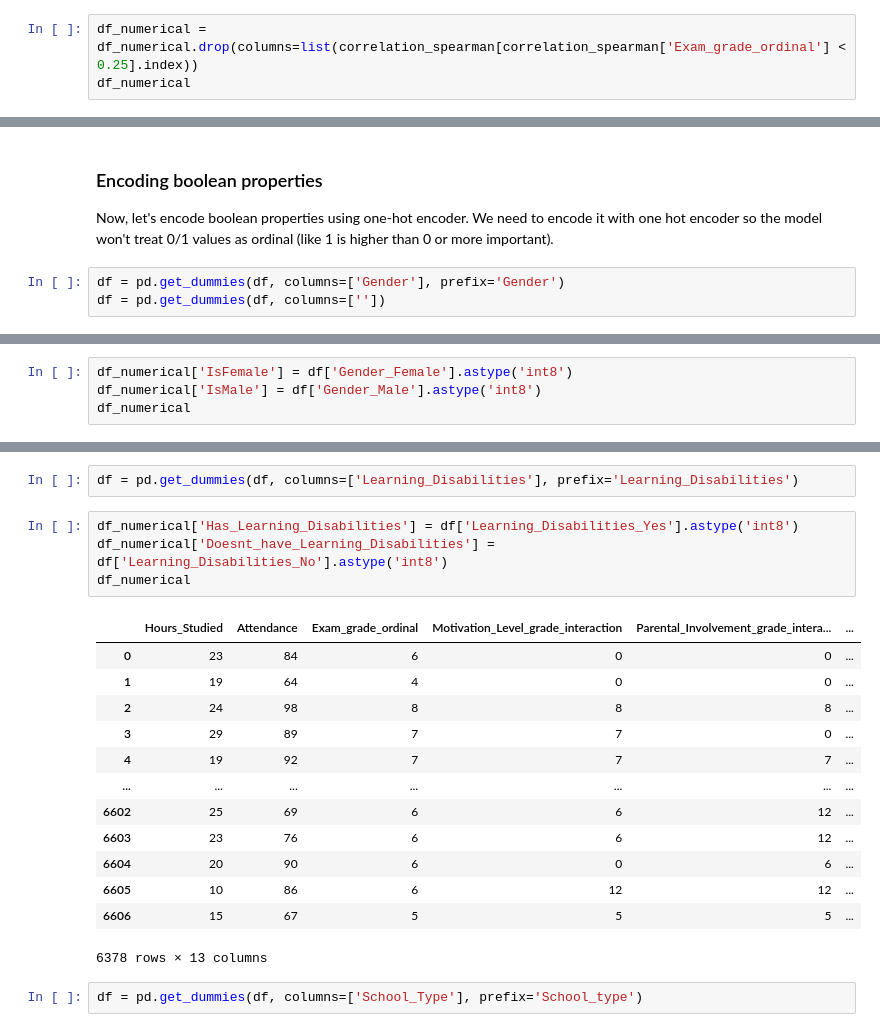
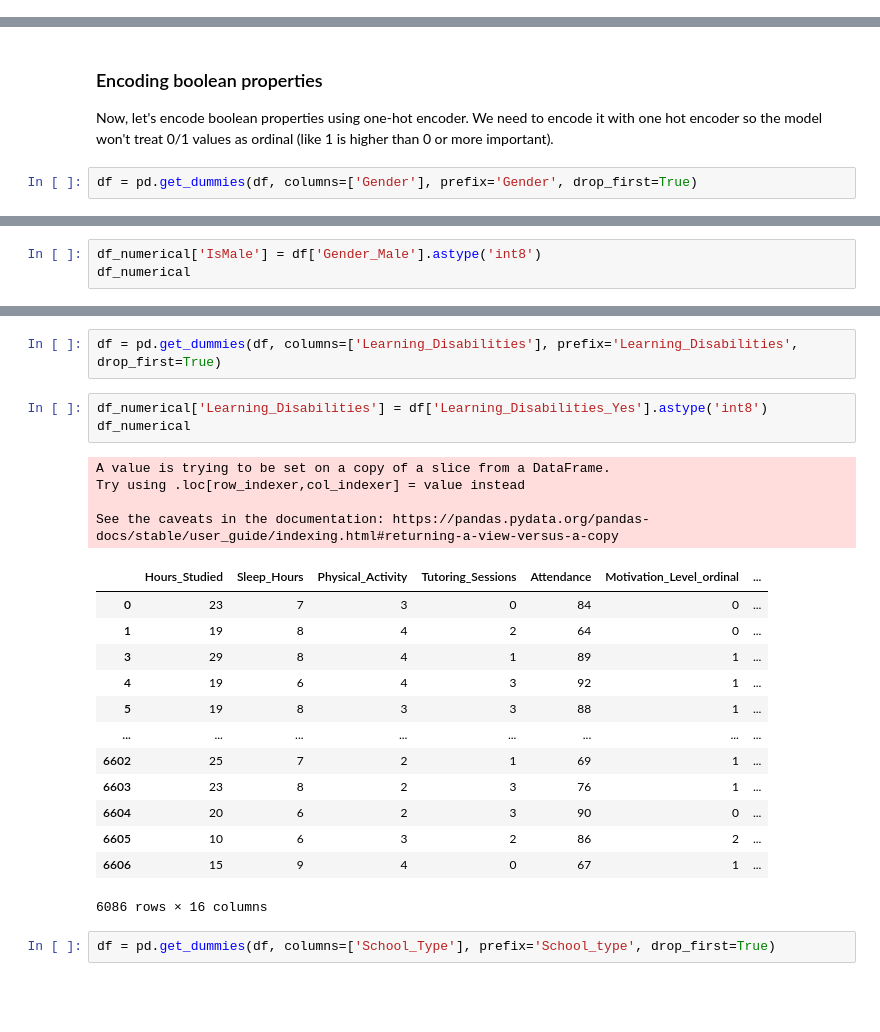
Before and after one commit to PawelG-WWA/learning-features, a Jupyter notebook: PROW_pd4484.ipynb, the cells around one changed output, grey strips where cells are left out. Drawn from its saved outputs; the diff is of its cells as text; blank space fills up the shorter version.

```diff
--- a/PROW_pd4484.ipynb
+++ b/PROW_pd4484.ipynb
@@ -759,3 +745,0 @@ We can see that there are some correlations. I think we can drop all proprties o
-# %%
-df_numerical = df_numerical.drop(columns=list(correlation_spearman[correlation_spearman['Exam_grade_ordinal'] < 0.25].index))
-df_numerical
@@ -778,5 +748,4 @@ df_numerical
 
 Now, let's encode boolean properties using one-hot encoder. We need to encode it with one hot encoder so the model won't treat 0/1 values as ordinal (like 1 is higher than 0 or more important).
 # %%
-df = pd.get_dummies(df, columns=['Gender'], prefix='Gender')
-df = pd.get_dummies(df, columns=[''])
+df = pd.get_dummies(df, columns=['Gender'], prefix='Gender', drop_first=True)
@@ -785,5 +752,4 @@ KeyError: "None of [Index(['Gender'], dtype='object')] are in the [columns]"
 # %%
-df_numerical['IsFemale'] = df['Gender_Female'].astype('int8')
 df_numerical['IsMale'] = df['Gender_Male'].astype('int8')
 df_numerical
 # %% [output]
@@ -803,23 +773,26 @@ df_numerical
 # %%
-df = pd.get_dummies(df, columns=['Learning_Disabilities'], prefix='Learning_Disabilities')
+df = pd.get_dummies(df, columns=['Learning_Disabilities'], prefix='Learning_Disabilities', drop_first=True)
 # %%
-df_numerical['Has_Learning_Disabilities'] = df['Learning_Disabilities_Yes'].astype('int8')
-df_numerical['Doesnt_have_Learning_Disabilities'] = df['Learning_Disabilities_No'].astype('int8')
+df_numerical['Learning_Disabilities'] = df['Learning_Disabilities_Yes'].astype('int8')
 df_numerical
 # %% [output]
+A value is trying to be set on a copy of a slice from a DataFrame.
+Try using .loc[row_indexer,col_indexer] = value instead
+
+See the caveats in the documentation: https://pandas.pydata.org/pandas-docs/stable/user_guide/indexing.html#returning-a-view-versus-a-copy
-|  | Hours_Studied | Attendance | Exam_grade_ordinal | Motivation_Level_grade_interaction | Parental_Involvement_grade_intera... | ... |
-| 0 | 23 | 84 | 6 | 0 | 0 | ... |
-| 1 | 19 | 64 | 4 | 0 | 0 | ... |
-| 2 | 24 | 98 | 8 | 8 | 8 | ... |
-| 3 | 29 | 89 | 7 | 7 | 0 | ... |
-| 4 | 19 | 92 | 7 | 7 | 7 | ... |
-| ... | ... | ... | ... | ... | ... | ... |
-| 6602 | 25 | 69 | 6 | 6 | 12 | ... |
-| 6603 | 23 | 76 | 6 | 6 | 12 | ... |
-| 6604 | 20 | 90 | 6 | 0 | 6 | ... |
-| 6605 | 10 | 86 | 6 | 12 | 12 | ... |
-| 6606 | 15 | 67 | 5 | 5 | 5 | ... |
+|  | Hours_Studied | Sleep_Hours | Physical_Activity | Tutoring_Sessions | Attendance | Motivation_Level_ordinal | ... |
+| 0 | 23 | 7 | 3 | 0 | 84 | 0 | ... |
+| 1 | 19 | 8 | 4 | 2 | 64 | 0 | ... |
+| 3 | 29 | 8 | 4 | 1 | 89 | 1 | ... |
+| 4 | 19 | 6 | 4 | 3 | 92 | 1 | ... |
+| 5 | 19 | 8 | 3 | 3 | 88 | 1 | ... |
+| ... | ... | ... | ... | ... | ... | ... | ... |
+| 6602 | 25 | 7 | 2 | 1 | 69 | 1 | ... |
+| 6603 | 23 | 8 | 2 | 3 | 76 | 1 | ... |
+| 6604 | 20 | 6 | 2 | 3 | 90 | 0 | ... |
+| 6605 | 10 | 6 | 3 | 2 | 86 | 2 | ... |
+| 6606 | 15 | 9 | 4 | 0 | 67 | 1 | ... |
-6378 rows × 13 columns
+6086 rows × 16 columns
 # %%
-df = pd.get_dummies(df, columns=['School_Type'], prefix='School_type')
+df = pd.get_dummies(df, columns=['School_Type'], prefix='School_type', drop_first=True)
 # %%
```
Also changed, not shown: parts of 21 cells of this notebook.
